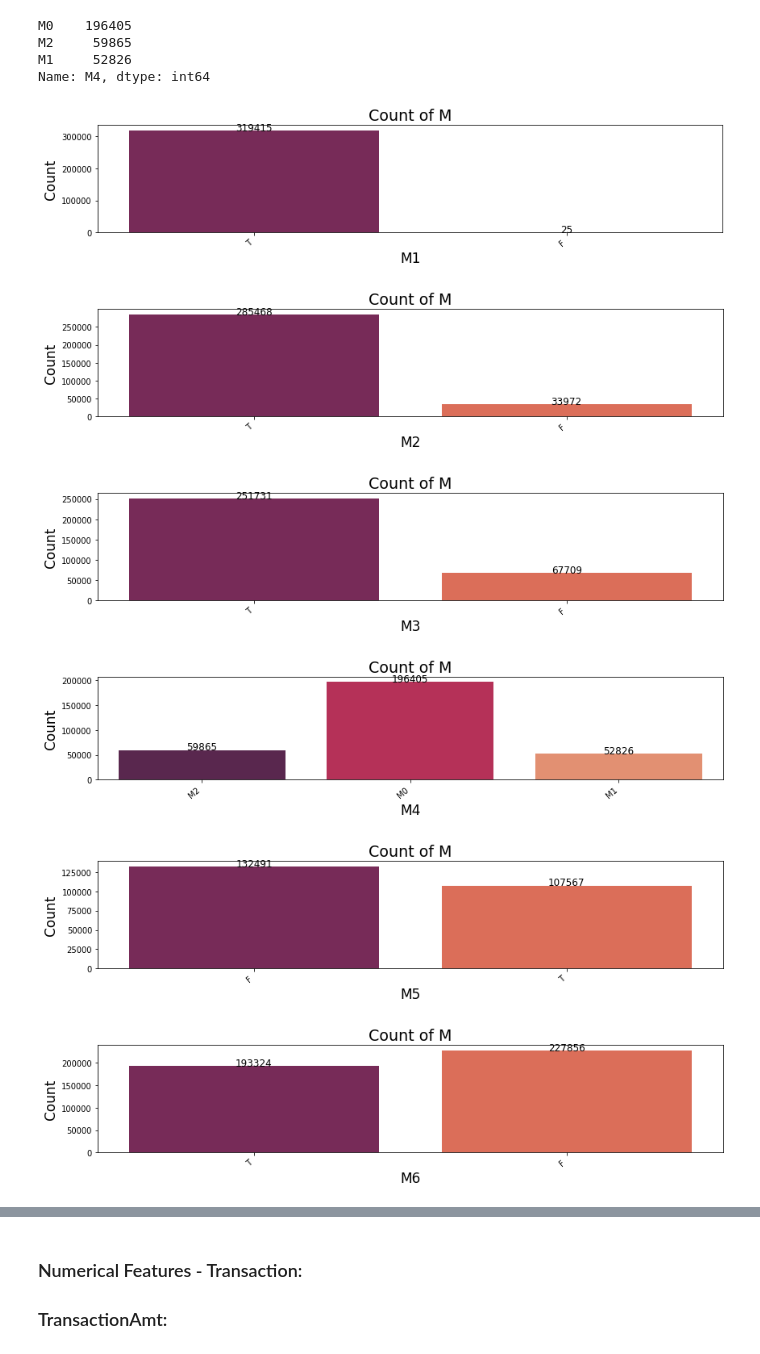
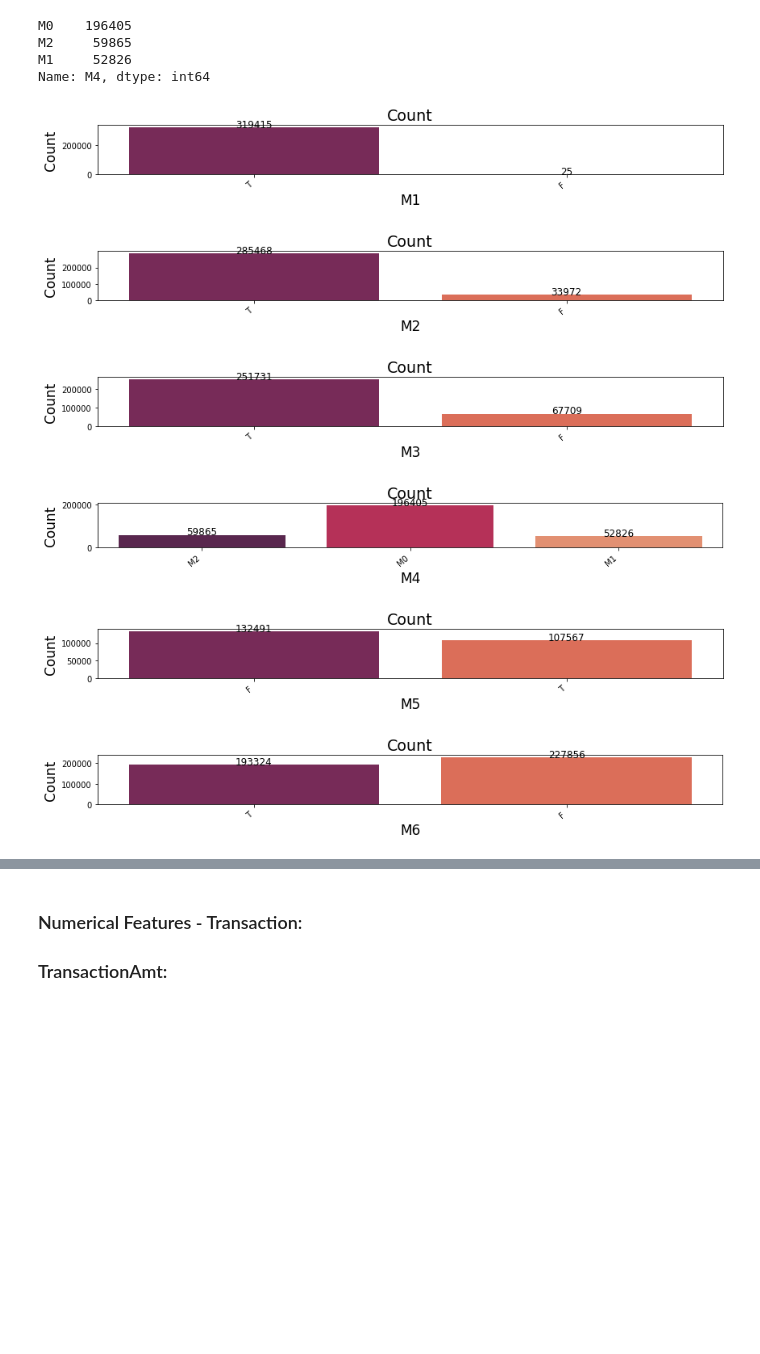
Before and after one commit to ElifKarakutukDinc/IEEE-CIS-Fraud-Detection, a Jupyter notebook: EDA.ipynb, the cells around one changed output, grey strips where cells are left out. Cells and saved outputs as stored; diff of their text form; code cells hidden in the pictures; blank space fills up the shorter version.

```diff
--- a/EDA.ipynb
+++ b/EDA.ipynb
@@ -575,19 +573,19 @@ Name: M4, dtype: int64
 # %%
 for col in ["M1", "M2", "M3", "M4", "M5", "M6", "M7", "M8", "M9"]:
     countplot_viz(
         train_transaction,
         col,
         col,
         "Count",
-        "Count of M",
+        "Count",
         palette="rocket",
         figsize_x=12,
-        figsize_y=3,
+        figsize_y=2,
     )
 # %% [output]
-[figure, old version]
+[figure, new version]
-[figure, old version]
+[figure, new version]
-[figure, old version]
+[figure, new version]
-[figure, old version]
+[figure, new version]
-[figure, old version]
+[figure, new version]
-[figure, old version]
+[figure, new version]
```
Also changed, not shown: parts of 8 cells of this notebook, 1 other file.
